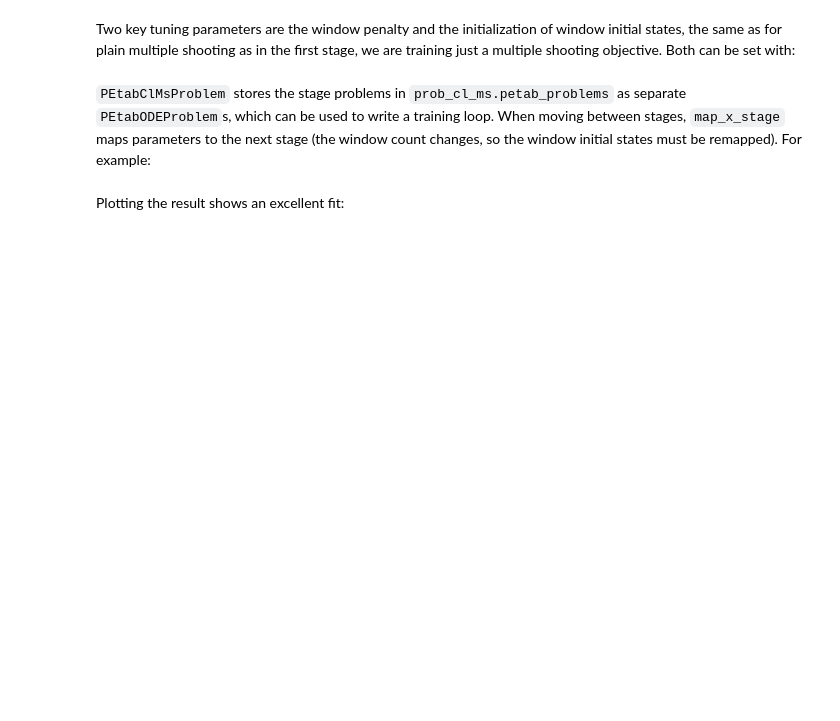
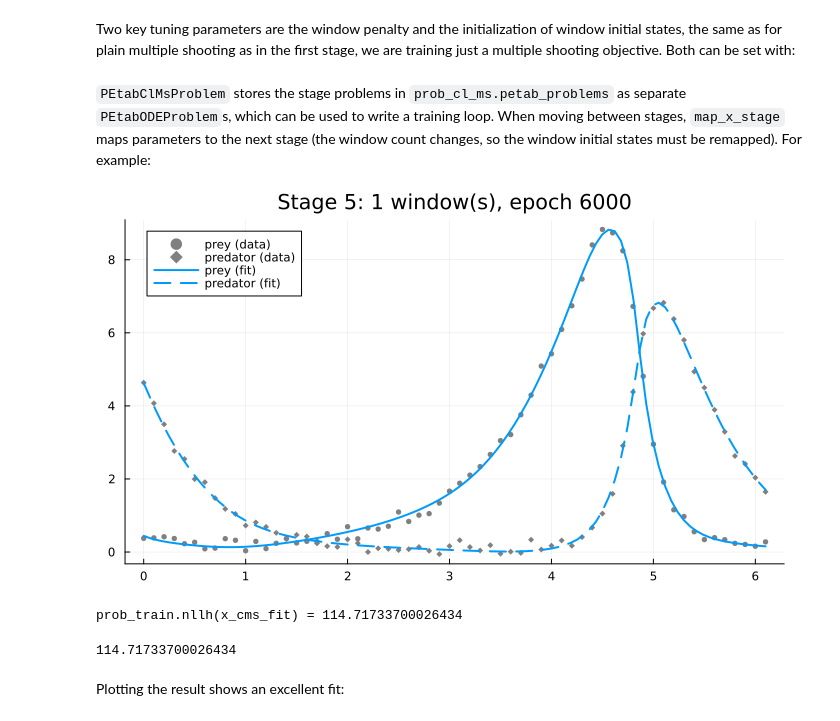
Before and after one commit to TorkelE/Catalyst-PEtab-Workshop-ECTMB-SMB-2026, a Jupyter notebook: part_Å_petab_sciml.ipynb, the cells around one changed output. Cells and saved outputs as stored; diff of their text form; code cells hidden in the pictures; blank space fills up the shorter version.

```diff
--- a/part_Å_petab_sciml.ipynb
+++ b/part_Å_petab_sciml.ipynb
@@ -478,42 +601,37 @@ end
 
 x_cl_ms[keys(x0)] .= x0
 trace_cl_ms = Float64[]
 for (stage, epochs) in epochs_per_stage
-    global x_cl_ms
     if stage > 1
         x_cl_ms = map_x_stage(x_cl_ms, prob_cl_ms, stage - 1, stage)
     end
 
     prob_stage = prob_cl_ms.petab_problems[stage]
-    global state
     state = Optimisers.setup(Adam(learning_rate), x_cl_ms)
 
     for epoch in epochs
-        global state
         g = prob_stage.grad(x_cl_ms)
         state, x_cl_ms = Optimisers.update(state, x_cl_ms, g)
 
-        # Stop if the objective cannot be evaluated (e.g. simulation failure)
-        if !isfinite(prob_stage.nllh(x_cl_ms))
-            break
-        end
-
         # Save training trace on the original objective for comparability
         if epoch % 25 == 0 || epoch == 1
-            local x
             x = x_cl_ms[keys(x0)]
             push!(trace_cl_ms, prob_train.nllh(x))
         end
 
         # Live-update the multiple-shooting fit (windows drawn separately)
         if epoch % plot_every == 0
             IJulia.clear_output(true)
             display(plot_ms_fit(x_cl_ms, prob_stage, stage, epoch))
         end
     end
 end
 x_cms_fit = deepcopy(x_cl_ms[keys(x0)])
 @show prob_train.nllh(x_cms_fit)
+# %% [output]
+[figure, added]
+prob_train.nllh(x_cms_fit) = 114.71733700026434
+114.71733700026434
 # %% [markdown]
 Plotting the result shows an excellent fit:
 # %%
```
Also changed, not shown: parts of 27 cells of this notebook.
